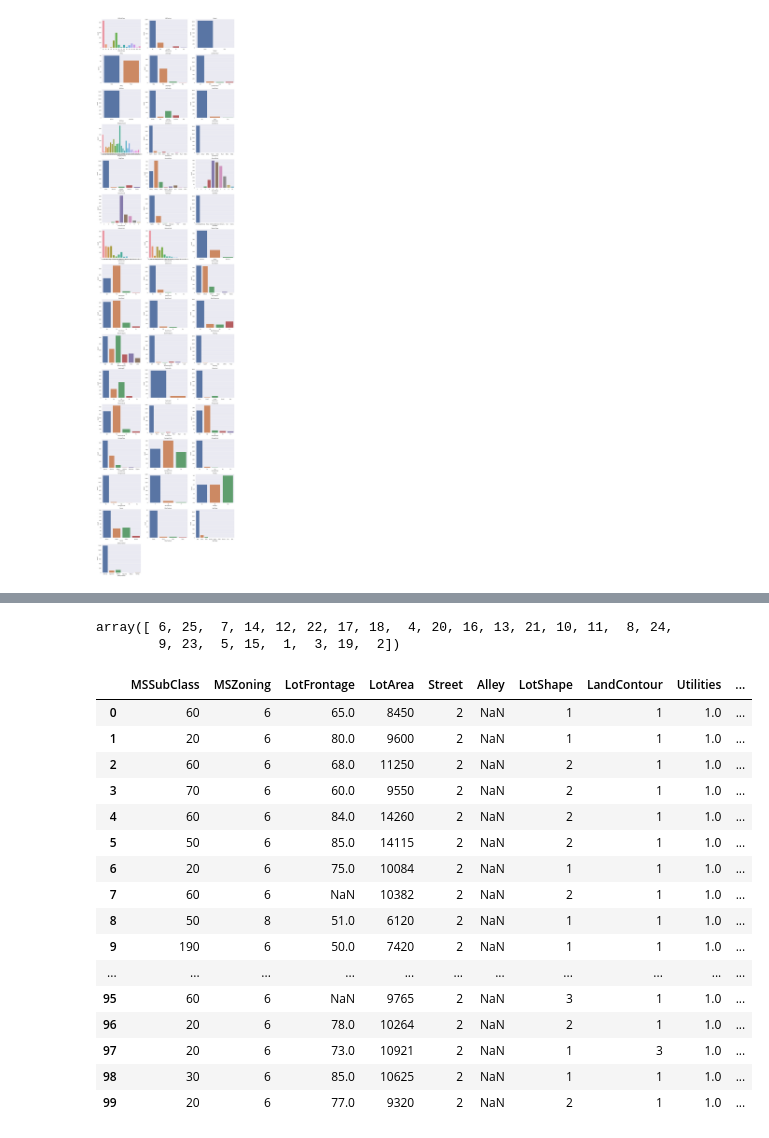
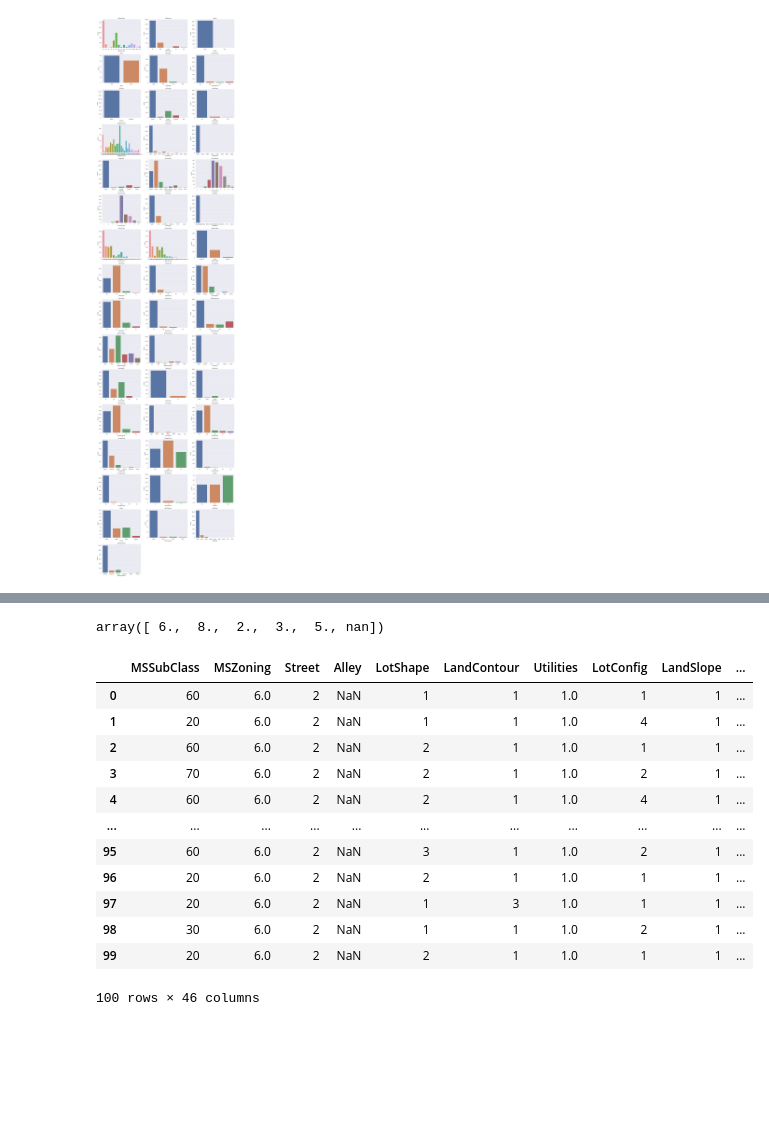
Before and after one commit to NasserMohamedEid/House-Prices, a Jupyter notebook: house-price.ipynb, the cells around one changed output, grey strips where cells are left out. Drawn from its saved outputs; the diff is of its cells as text; code cells hidden in the pictures; blank space fills up the shorter version.

```diff
--- a/house-price.ipynb
+++ b/house-price.ipynb
@@ -179,0 +198,2 @@ data
+# %%
+data_categorical = data.select_dtypes(include = ['object'])
@@ -184,7 +236,7 @@ def convert_categorical_to_numerical(df, column_mapping):
     return df
 # %%
 column_mapping = {
-    'MSZoning': {'A': 1, 'C': 2, 'FV': 3,'I':4,'RH':5,'RL':6,'RP':7,'RM':8},
+    'MSZoning': {'A': 1, 'C (all)': 2, 'FV': 3,'I':4,'RH':5,'RL':6,'RP':7,'RM':8},
     'Street': {'Grvl': 1, 'Pave': 2},
     'Alley': {'Grvl': 1, 'Pave': 2},
     'LotShape': {'Reg': 1, 'IR1': 2,'IR2': 3, 'IR3': 4},
@@ -199,8 +251,8 @@ column_mapping = {
     'HouseStyle': {'1Story': 1, '1.5Fin': 2, '1.5Unf': 3,'2Story':4,'2.5Fin':5,'2.5Unf':6,'SFoyer':7,'SLvl':8},
     'RoofStyle': {'Flat': 1, 'Gable': 2, 'Gambrel': 3,'Hip':4,'Mansard':5,'Shed':6},
     'RoofMatl': {'ClyTile': 1, 'CompShg': 2, 'Membran': 3,'Metal':4,'Roll':5,'Tar&Grv':6,'WdShake':7,'WdShngl':8},
-    'Exterior1st': {'AsbShng': 1, 'AsphShn': 2, 'Brk Cmn': 3,'BrkFace':4,'CBlock':5,'CmentBd':6,'HdBoard':7,'ImStucc':8,'MetalSd':9,'Other':10,'Plywood':11,'PreCast':12,'Stone':13,'Stucco':14,'VinylSd':15,'Wd Shng':16,'WdShing':17},
-    'Exterior2nd': {'AsbShng': 1, 'AsphShn': 2, 'Brk Cmn': 3,'BrkFace':4,'CBlock':5,'CmentBd':6,'HdBoard':7,'ImStucc':8,'MetalSd':9,'Other':10,'Plywood':11,'PreCast':12,'Stone':13,'Stucco':14,'VinylSd':15,'Wd Shng':16,'WdShing':17},
+    'Exterior1st': {'AsbShng': 1, 'AsphShn': 2, 'BrkComm': 3,'BrkFace':4,'CBlock':5,'CemntBd':6,'HdBoard':7,'ImStucc':8,'MetalSd':9,'Other':10,'Plywood':11,'PreCast':12,'Stone':13,'Stucco':14,'VinylSd':15,'Wd Sdng':16,'WdShing':17},
+    'Exterior2nd': {'AsbShng': 1, 'AsphShn': 2, 'Brk Cmn': 3,'BrkFace':4,'CBlock':5,'CmentBd':6,'HdBoard':7,'ImStucc':8,'MetalSd':9,'Other':10,'Plywood':11,'Wd Shng':12,'Stone':13,'Stucco':14,'VinylSd':15,'Wd Sdng':16,'WdShing':17},
     'MasVnrType': {'BrkCmn': 1, 'BrkFace': 2, 'CBlock': 3,'None':4,'Stone':5},
     'ExterQual': {'Ex': 1, 'Gd': 2, 'TA': 3,'Fa':4,'Po':5},
     'ExterCond': {'Ex': 1, 'Gd': 2, 'TA': 3,'Fa':4,'Po':5},
@@ -230,30 +282,25 @@ column_mapping = {
     # Add more columns and mappings as needed
 }
 # %%
-df_new = convert_categorical_to_numerical(data, column_mapping)
+data_categorical = convert_categorical_to_numerical(data_categorical, column_mapping)
-# %%
-df_new['Neighborhood'].unique()
-# %% [output]
-array([ 6, 25,  7, 14, 12, 22, 17, 18,  4, 20, 16, 13, 21, 10, 11,  8, 24,
-        9, 23,  5, 15,  1,  3, 19,  2])
+# %%
+data_categorical['MSZoning'].unique()
+# %% [output]
+array([ 6.,  8.,  2.,  3.,  5., nan])
 # %%
-df_new.head(100)
+data_categorical.head(100)
 # %% [output]
-|  | MSSubClass | MSZoning | LotFrontage | LotArea | Street | Alley | LotShape | LandContour | Utilities | ... |
-| 0 | 60 | 6 | 65.0 | 8450 | 2 | NaN | 1 | 1 | 1.0 | ... |
-| 1 | 20 | 6 | 80.0 | 9600 | 2 | NaN | 1 | 1 | 1.0 | ... |
-| 2 | 60 | 6 | 68.0 | 11250 | 2 | NaN | 2 | 1 | 1.0 | ... |
-| 3 | 70 | 6 | 60.0 | 9550 | 2 | NaN | 2 | 1 | 1.0 | ... |
-| 4 | 60 | 6 | 84.0 | 14260 | 2 | NaN | 2 | 1 | 1.0 | ... |
-| 5 | 50 | 6 | 85.0 | 14115 | 2 | NaN | 2 | 1 | 1.0 | ... |
-| 6 | 20 | 6 | 75.0 | 10084 | 2 | NaN | 1 | 1 | 1.0 | ... |
-| 7 | 60 | 6 | NaN | 10382 | 2 | NaN | 2 | 1 | 1.0 | ... |
-| 8 | 50 | 8 | 51.0 | 6120 | 2 | NaN | 1 | 1 | 1.0 | ... |
-| 9 | 190 | 6 | 50.0 | 7420 | 2 | NaN | 1 | 1 | 1.0 | ... |
+|  | MSSubClass | MSZoning | Street | Alley | LotShape | LandContour | Utilities | LotConfig | LandSlope | ... |
+| 0 | 60 | 6.0 | 2 | NaN | 1 | 1 | 1.0 | 1 | 1 | ... |
+| 1 | 20 | 6.0 | 2 | NaN | 1 | 1 | 1.0 | 4 | 1 | ... |
+| 2 | 60 | 6.0 | 2 | NaN | 2 | 1 | 1.0 | 1 | 1 | ... |
+| 3 | 70 | 6.0 | 2 | NaN | 2 | 1 | 1.0 | 2 | 1 | ... |
+| 4 | 60 | 6.0 | 2 | NaN | 2 | 1 | 1.0 | 4 | 1 | ... |
 | ... | ... | ... | ... | ... | ... | ... | ... | ... | ... | ... |
-| 95 | 60 | 6 | NaN | 9765 | 2 | NaN | 3 | 1 | 1.0 | ... |
-| 96 | 20 | 6 | 78.0 | 10264 | 2 | NaN | 2 | 1 | 1.0 | ... |
-| 97 | 20 | 6 | 73.0 | 10921 | 2 | NaN | 1 | 3 | 1.0 | ... |
-| 98 | 30 | 6 | 85.0 | 10625 | 2 | NaN | 1 | 1 | 1.0 | ... |
-| 99 | 20 | 6 | 77.0 | 9320 | 2 | NaN | 2 | 1 | 1.0 | ... |
+| 95 | 60 | 6.0 | 2 | NaN | 3 | 1 | 1.0 | 2 | 1 | ... |
+| 96 | 20 | 6.0 | 2 | NaN | 2 | 1 | 1.0 | 1 | 1 | ... |
+| 97 | 20 | 6.0 | 2 | NaN | 1 | 3 | 1.0 | 1 | 1 | ... |
+| 98 | 30 | 6.0 | 2 | NaN | 1 | 1 | 1.0 | 2 | 1 | ... |
+| 99 | 20 | 6.0 | 2 | NaN | 2 | 1 | 1.0 | 1 | 1 | ... |
+100 rows × 46 columns
 # %%
```
Also changed, not shown: parts of 40 cells of this notebook.
